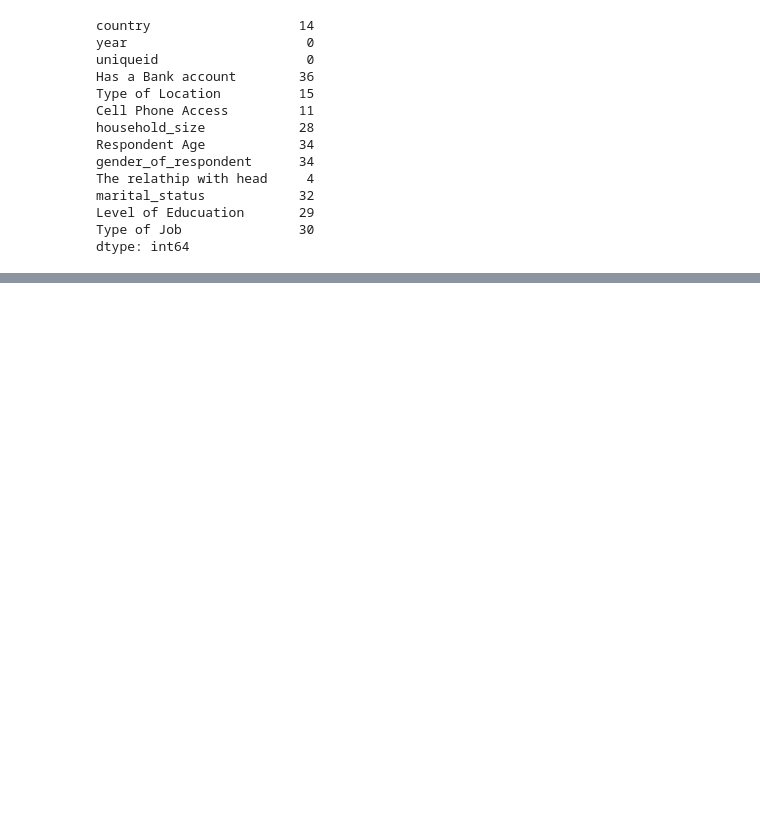
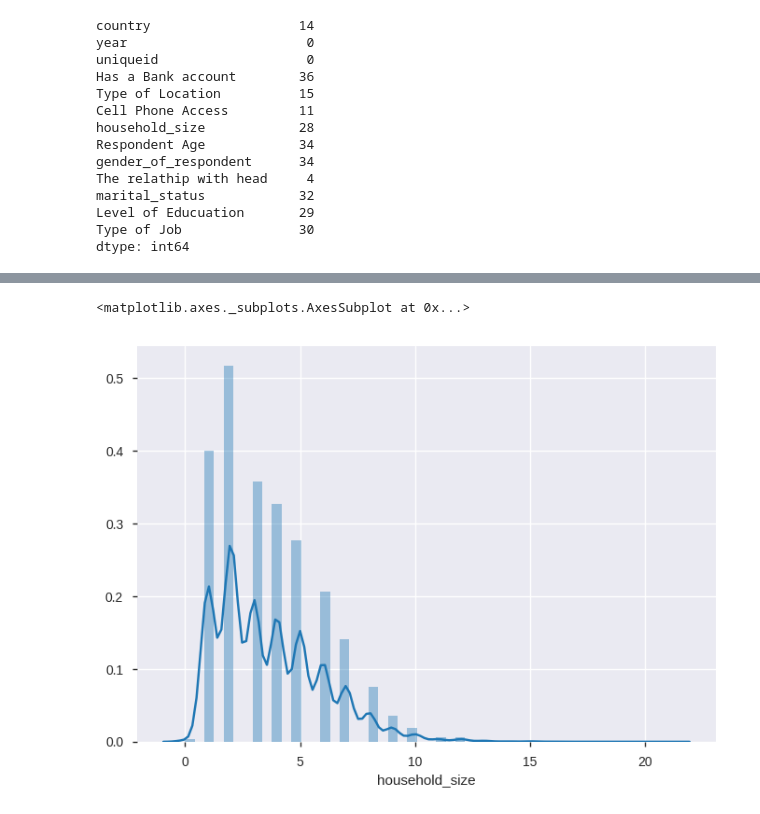
Before and after one commit to KuriaDan/KuriaIPC1, a Jupyter notebook: Moringa_Data_Science_Core_W1_Independent_Project_2019_06_Daniel_Kuria_Python_Notebook.ipynb, the cells around one changed output, grey strips where cells are left out. Saved outputs shown, nothing was run; the diff lists cells and outputs as text; code cells hidden in the pictures; blank space fills up the shorter version.

```diff
--- a/Moringa_Data_Science_Core_W1_Independent_Project_2019_06_Daniel_Kuria_Python_Notebook.ipynb
+++ b/Moringa_Data_Science_Core_W1_Independent_Project_2019_06_Daniel_Kuria_Python_Notebook.ipynb
@@ -96,0 +206,7 @@ Fin.drop(indexNames , inplace=True)
+# %%
+#histogram of the size of the households
+#Fin['household_size'].hist()
+sns.distplot(Fin.household_size, kde=True)
+# %% [output]
+<matplotlib.axes._subplots.AxesSubplot at 0x...>
+[figure, added]
```
Also changed, not shown: parts of 54 cells of this notebook.
